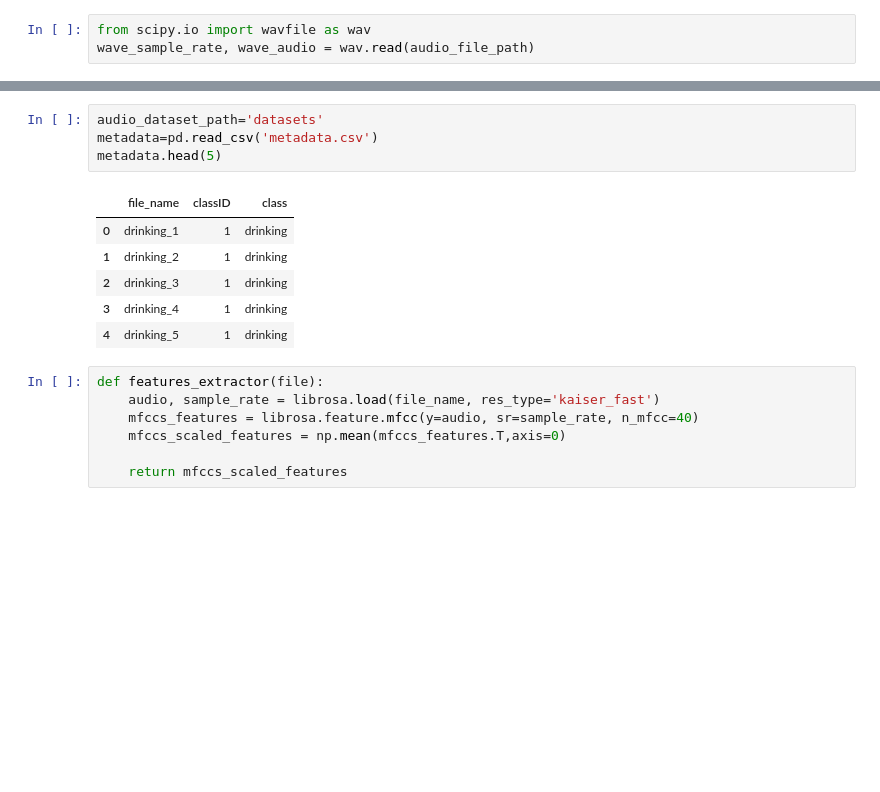
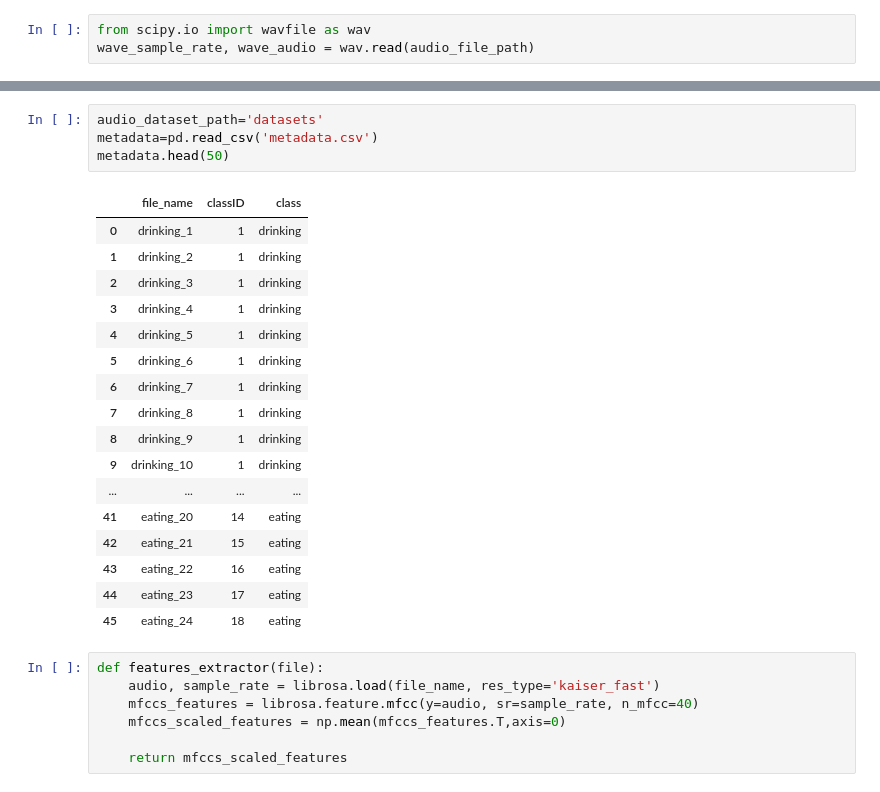
Before and after one commit to djarufes/smartPetMonitor, a Jupyter notebook: audioModel/Audio Data Pre-Processing and Model Training.ipynb, the cells around one changed output, grey strips where cells are left out. Drawn from its saved outputs; the diff is of its cells as text; blank space fills up the shorter version.

```diff
--- a/audioModel/Audio Data Pre-Processing and Model Training.ipynb
+++ b/audioModel/Audio Data Pre-Processing and Model Training.ipynb
@@ -67,14 +71,25 @@ array([[-322.37927   , -194.54909   , -201.7275    , ..., -287.69464   ,
 # %%
 audio_dataset_path='datasets'
 metadata=pd.read_csv('metadata.csv')
-metadata.head(5)
+metadata.head(50)
 # %% [output]
 |  | file_name | classID | class |
 | 0 | drinking_1 | 1 | drinking |
 | 1 | drinking_2 | 1 | drinking |
 | 2 | drinking_3 | 1 | drinking |
 | 3 | drinking_4 | 1 | drinking |
 | 4 | drinking_5 | 1 | drinking |
+| 5 | drinking_6 | 1 | drinking |
+| 6 | drinking_7 | 1 | drinking |
+| 7 | drinking_8 | 1 | drinking |
+| 8 | drinking_9 | 1 | drinking |
+| 9 | drinking_10 | 1 | drinking |
+| ... | ... | ... | ... |
+| 41 | eating_20 | 14 | eating |
+| 42 | eating_21 | 15 | eating |
+| 43 | eating_22 | 16 | eating |
+| 44 | eating_23 | 17 | eating |
+| 45 | eating_24 | 18 | eating |
 # %%
 def features_extractor(file):
     audio, sample_rate = librosa.load(file_name, res_type='kaiser_fast')
```
Also changed, not shown: parts of 23 cells of this notebook, 28 other files.
